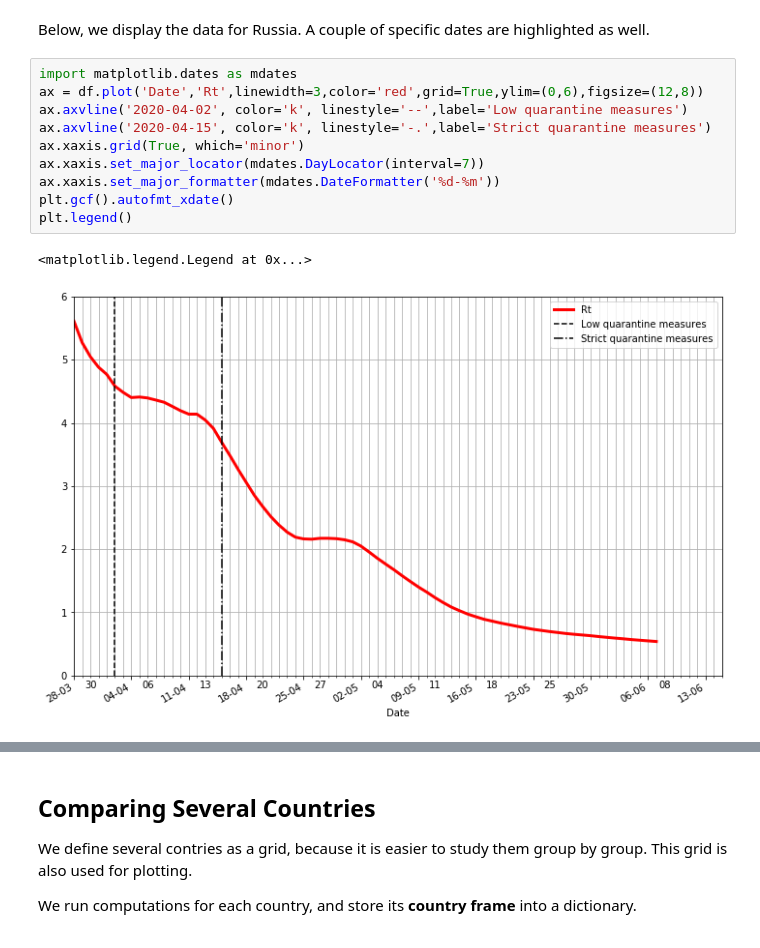
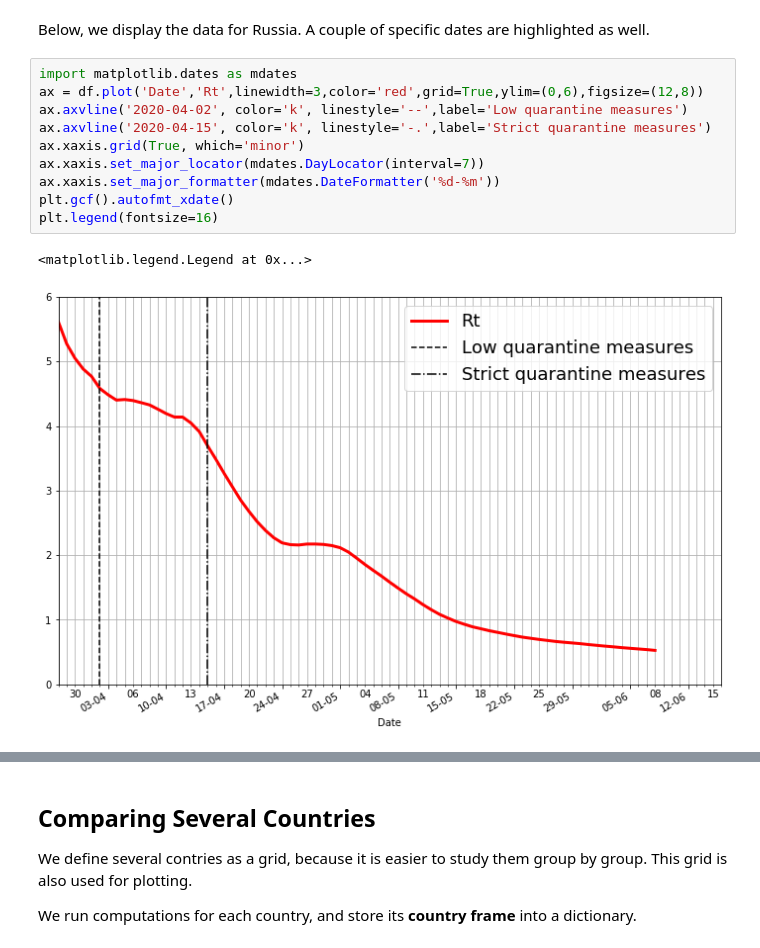
Before and after one commit to shwars/SlidingSIR, a Jupyter notebook: notebooks/SlidingSIR.ipynb, the cells around one changed output, grey strips where cells are left out. Drawn from its saved outputs; the diff is of its cells as text.

```diff
--- a/notebooks/SlidingSIR.ipynb
+++ b/notebooks/SlidingSIR.ipynb
@@ -149,16 +149,16 @@ Below, we display the data for Russia. A couple of specific dates are highlighte
 # %%
 import matplotlib.dates as mdates
 ax = df.plot('Date','Rt',linewidth=3,color='red',grid=True,ylim=(0,6),figsize=(12,8))
 ax.axvline('2020-04-02', color='k', linestyle='--',label='Low quarantine measures')
 ax.axvline('2020-04-15', color='k', linestyle='-.',label='Strict quarantine measures')
 ax.xaxis.grid(True, which='minor')
 ax.xaxis.set_major_locator(mdates.DayLocator(interval=7))
 ax.xaxis.set_major_formatter(mdates.DateFormatter('%d-%m'))
 plt.gcf().autofmt_xdate()
-plt.legend()
+plt.legend(fontsize=16)
 # %% [output]
 <matplotlib.legend.Legend at 0x...>
-[figure, old version]
+[figure, new version]
 # %%
 def plot(population,df,ax=None):
     n = 0 # get_start_index(df)
```
Also changed, not shown: parts of 15 cells of this notebook, 2 other files.
